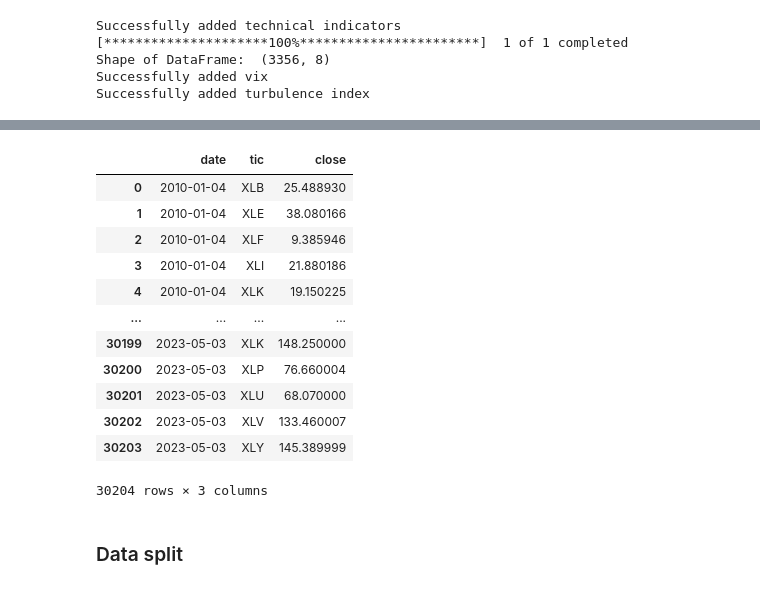
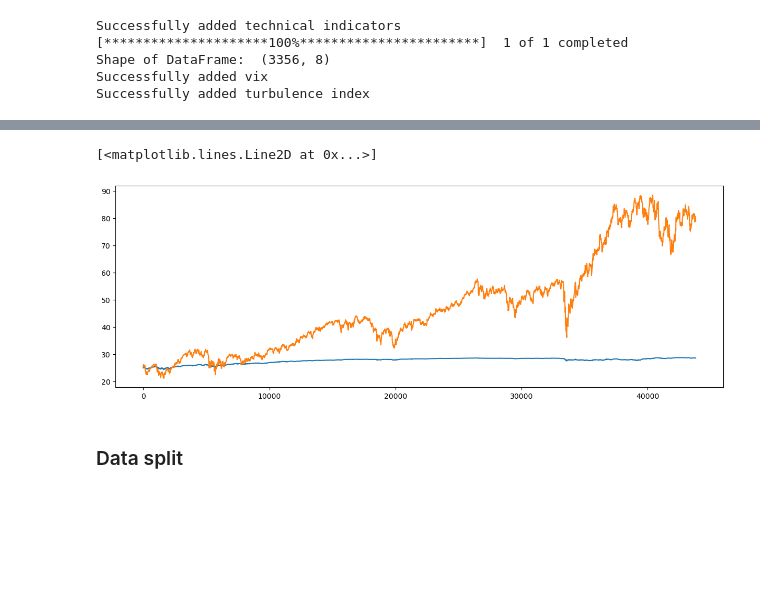
Before and after one commit to umkiyoung/Time_series_analysis, a Jupyter notebook: FINRL/FINRL_Application_KY.ipynb, the cells around one changed output, grey strips where cells are left out. Saved outputs shown, nothing was run; the diff lists cells and outputs as text; code cells hidden in the pictures; blank space fills up the shorter version.

```diff
--- a/FINRL/FINRL_Application_KY.ipynb
+++ b/FINRL/FINRL_Application_KY.ipynb
@@ -271,16 +313,6 @@ mvo_df = processed_full.sort_values(['date','tic'],ignore_index=True)[['date','t
-# %%
-mvo_df #종가만
-# %% [output]
-|  | date | tic | close |
-| 0 | 2010-01-04 | XLB | 25.488930 |
-| 1 | 2010-01-04 | XLE | 38.080166 |
-| 2 | 2010-01-04 | XLF | 9.385946 |
-| 3 | 2010-01-04 | XLI | 21.880186 |
-| 4 | 2010-01-04 | XLK | 19.150225 |
-| ... | ... | ... | ... |
-| 30199 | 2023-05-03 | XLK | 148.250000 |
-| 30200 | 2023-05-03 | XLP | 76.660004 |
-| 30201 | 2023-05-03 | XLU | 68.070000 |
-| 30202 | 2023-05-03 | XLV | 133.460007 |
-| 30203 | 2023-05-03 | XLY | 145.389999 |
-30204 rows × 3 columns
+# %%
+plt.plot(processed_full[processed_full['tic']=='XLB']['prediction'])
+plt.plot(processed_full[processed_full['tic']=='XLB']['close'])
+# %% [output]
+[<matplotlib.lines.Line2D at 0x...>]
+[figure, added]
```
Also changed, not shown: parts of 26 cells of this notebook.
